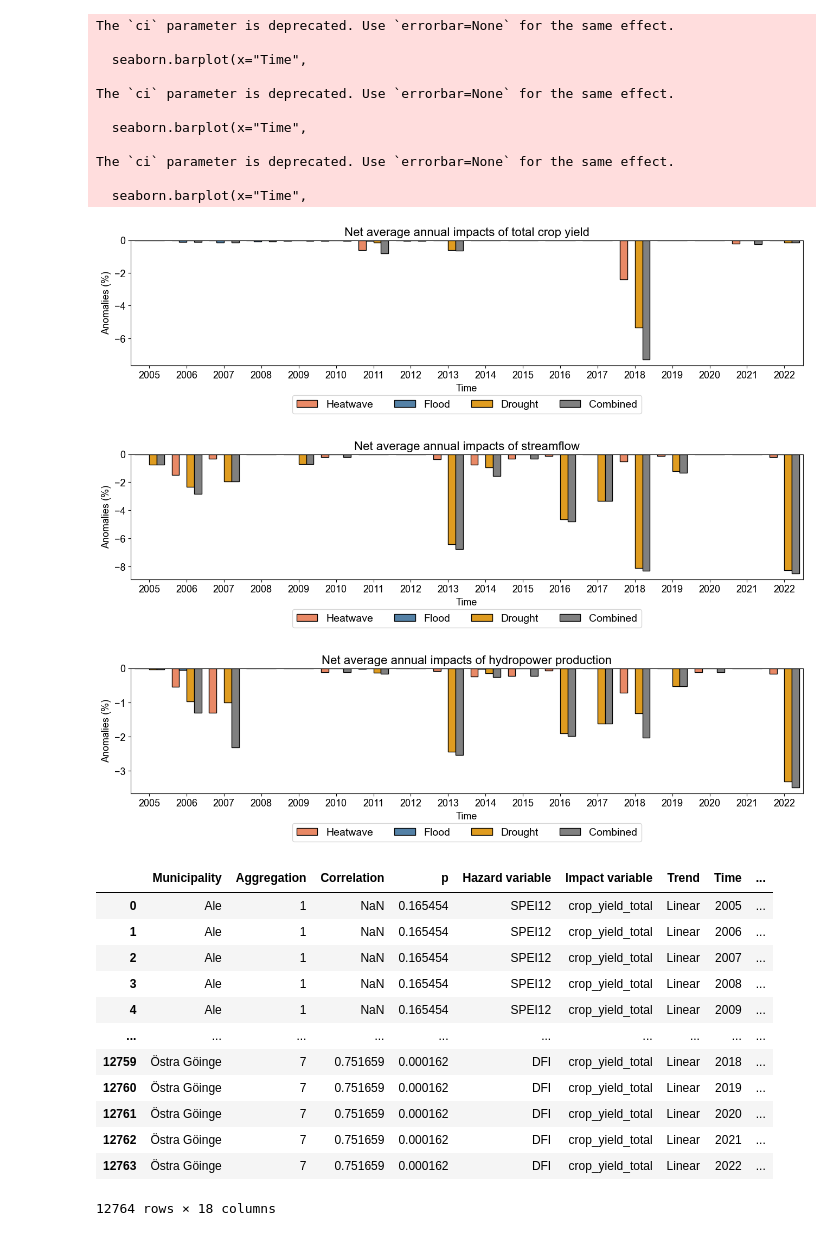
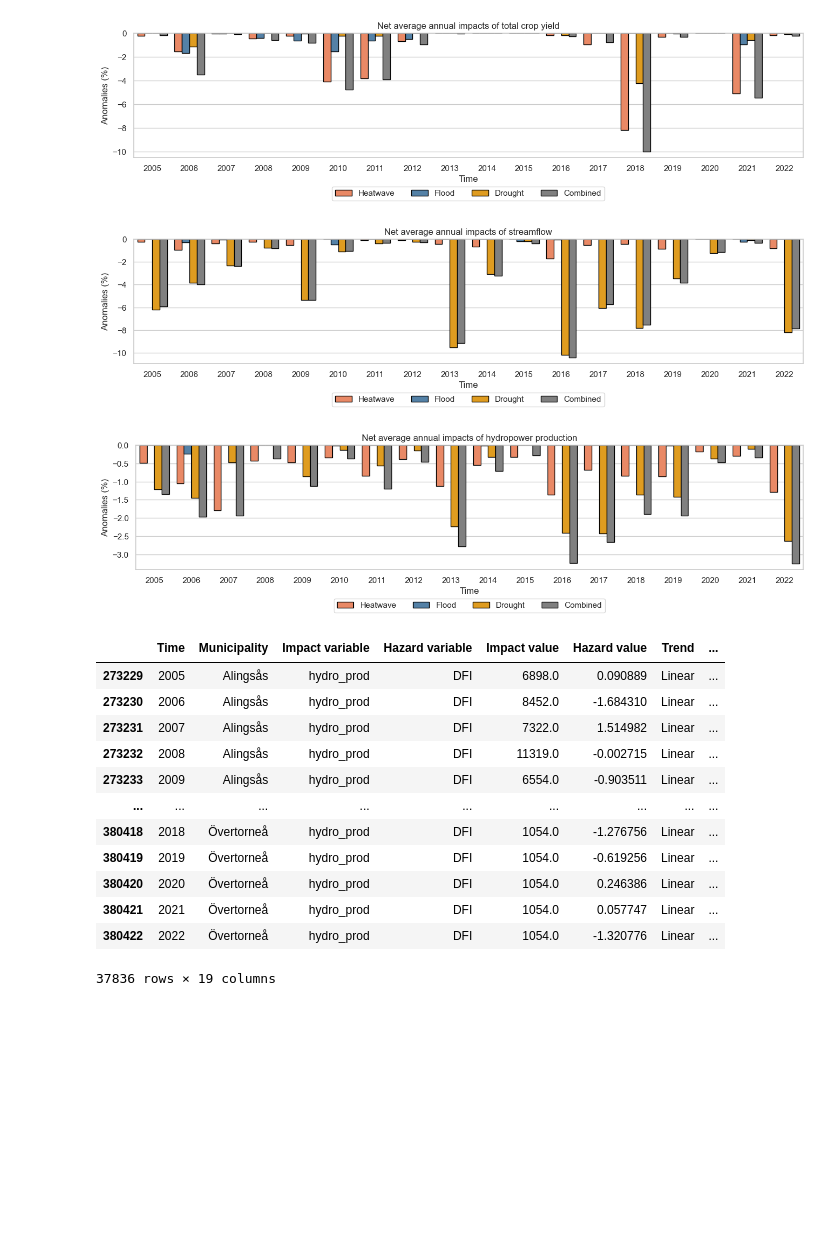
Before and after one commit to m-passos/hydroclimatic-hazards-impacts, a Jupyter notebook: Impact modelling/Total Impacts.ipynb, the cells around one changed output. Drawn from its saved outputs; the diff is of its cells as text; code cells hidden in the pictures; blank space fills up the shorter version.

```diff
--- a/Impact modelling/Total Impacts.ipynb
+++ b/Impact modelling/Total Impacts.ipynb
@@ -38,6 +38,6 @@ anomalies = anomalies.drop(columns=['Unnamed: 0'])
 # Merge data
 all_saved_data_merged = all_saved_data.merge(
     all_corr_df,
-    on=['Municipality', 'Aggregation', 'Trend', 'Impact variable', 'Hazard variable']
+    on=['Municipality', 'Aggregation', 'Trend', 'Impact variable', 'Hazard variable', 'Best_Degree']
 )
 # %%
@@ -102,10 +107,11 @@ import numpy as np
 all_average_anomalies=pd.DataFrame()
 all_saved_data_merged=all_saved_data.merge(all_corr_df, on=['Municipality',
  'Aggregation',
- 'Trend',
+ 'Trend', 'Best_Degree',
  'Impact variable',
  'Hazard variable'])
-att_thresholds={'SPEI12':-1, 'HWI': 4, 'DFI': 0.5} # extreme conditions
+#att_thresholds={'SPEI12':-1, 'HWI': 4, 'DFI': 0.5} # extreme conditions
+att_thresholds={'SPEI12':0, 'HWI': 0, 'DFI': 0} # moderate conditions
 att_hazards={'SPEI12':'Drought', 'HWI': 'Heatwave', 'DFI': 'Flood', 'Combined':'Combined'}
 trend='Linear'
 haz_vars=all_saved_data['Hazard variable'].unique()
@@ -122,79 +128,68 @@ for imp_var in imp_vars:
             chosen_corr=chosen_corr[chosen_corr['Impact variable']==imp_var]
             chosen_corr=chosen_corr[chosen_corr['Trend']==trend]
             chosen_corr=chosen_corr.dropna(subset='A')
-            max_corr_per_municipality = chosen_corr.groupby('Municipality').agg('max').reset_index()[['Municipality','Correlation']]
+            max_corr_per_municipality = chosen_corr.groupby('Municipality').agg('max').reset_index()[['Municipality','Correlation_CV_R2']]
             # Extract the necessary columns: Municipality and Aggregation
             max_corr_per_municipality = max_corr_per_municipality.merge(chosen_corr).drop_duplicates('Municipality')
             # Merge with max correlations to get relevant municipalities and weights
-            df = max_corr_per_municipality[['Municipality', 'Aggregation', 'Correlation','p','Hazard variable', 'Impact variable', 'Trend']].merge(att_df)
+            df = max_corr_per_municipality[['Municipality', 'Aggregation', 'Correlation_CV_R2','p','Hazard variable', 'Impact variable', 'Best_Degree', 'Trend']].merge(att_df)
             # Filter by index value, anomalies not attributed receive zero
             if haz_var=='SPEI12':
                 df.loc[df['Hazard value'] >= att_thresholds[haz_var], 'Observed anomalies'] = 0
             else:
                 df.loc[df['Hazard value'] <= att_thresholds[haz_var], 'Observed anomalies'] = 0
-            df.loc[df['Correlation'].isna(), 'Observed anomalies'] = 0
+            df.loc[df['Correlation_CV_R2'].isna(), 'Observed anomalies'] = 0
             # Attribute anomaly based on correlation
             df['Attributed impact']= df['Observed anomalies']
             df.loc[df['Attributed impact'] > 0, 'Attributed impact'] = 0 # Neglect positive impacts
             df['Hazard']=att_hazards[haz_var]
             df['Time']=df['Time'].astype(int)
             all_att_df= pd.concat([all_att_df, df], ignore_index=True)
         else:  # Combined case
             comb_df = all_att_df.groupby(['Municipality', 'Time'])[['Attributed impact', 'Impact value']].min().reset_index()
             comb_df['Hazard']='Combined'
             # Append the combined impacts to all_att_df for plotting
             all_att_df= pd.concat([all_att_df, comb_df], ignore_index=True)
 
     # Compute weighted average of 'Observed anomalies' by 'Impact value'
     average_anomalies = all_att_df.groupby(['Time', 'Hazard'])['Attributed impact'].mean().reset_index()
     average_anomalies = average_anomalies.sort_values('Hazard', ascending=False)
     average_anomalies['Impact variable']=imp_var
     fig, ax = plt.subplots(figsize=(16,3))
     seaborn.barplot(x="Time",
             y="Attributed impact",
             hue="Hazard",
             data=average_anomalies,
             ci=None,  # Removes the confidence interval around the mean
             palette=['coral', 'steelblue', 'orange', 'grey'],
             edgecolor='black')
     plt.ylabel('Anomalies (%)')
     impvar_name=impact_info[impact_info['var']==imp_var]['Variable Name'].values[0]
     plt.title('Net average annual impacts of '+impvar_name.lower())
     plt.legend(loc='upper center', bbox_to_anchor=(0.5, -0.2), ncol=4)
     all_average_anomalies= pd.concat([all_average_anomalies, average_anomalies], ignore_index=True)
 
     all_average_anomalies.to_excel('Annual_negative_impacts.xlsx')
 # %% [output]
-The `ci` parameter is deprecated. Use `errorbar=None` for the same effect.
-
-  seaborn.barplot(x="Time",
-
-The `ci` parameter is deprecated. Use `errorbar=None` for the same effect.
-
-  seaborn.barplot(x="Time",
-
-The `ci` parameter is deprecated. Use `errorbar=None` for the same effect.
-
-  seaborn.barplot(x="Time",
-[figure, old version]
+[figure, new version]
-[figure, old version]
+[figure, new version]
-[figure, old version]
+[figure, new version]
 # %%
-all_att_df
+att_df
 # %% [output]
-|  | Municipality | Aggregation | Correlation | p | Hazard variable | Impact variable | Trend | Time | ... |
-| 0 | Ale | 1 | NaN | 0.165454 | SPEI12 | crop_yield_total | Linear | 2005 | ... |
-| 1 | Ale | 1 | NaN | 0.165454 | SPEI12 | crop_yield_total | Linear | 2006 | ... |
-| 2 | Ale | 1 | NaN | 0.165454 | SPEI12 | crop_yield_total | Linear | 2007 | ... |
-| 3 | Ale | 1 | NaN | 0.165454 | SPEI12 | crop_yield_total | Linear | 2008 | ... |
-| 4 | Ale | 1 | NaN | 0.165454 | SPEI12 | crop_yield_total | Linear | 2009 | ... |
-| ... | ... | ... | ... | ... | ... | ... | ... | ... | ... |
-| 12759 | Östra Göinge | 7 | 0.751659 | 0.000162 | DFI | crop_yield_total | Linear | 2018 | ... |
-| 12760 | Östra Göinge | 7 | 0.751659 | 0.000162 | DFI | crop_yield_total | Linear | 2019 | ... |
-| 12761 | Östra Göinge | 7 | 0.751659 | 0.000162 | DFI | crop_yield_total | Linear | 2020 | ... |
-| 12762 | Östra Göinge | 7 | 0.751659 | 0.000162 | DFI | crop_yield_total | Linear | 2021 | ... |
-| 12763 | Östra Göinge | 7 | 0.751659 | 0.000162 | DFI | crop_yield_total | Linear | 2022 | ... |
+|  | Time | Municipality | Impact variable | Hazard variable | Impact value | Hazard value | Trend | ... |
+| 273229 | 2005 | Alingsås | hydro_prod | DFI | 6898.0 | 0.090889 | Linear | ... |
+| 273230 | 2006 | Alingsås | hydro_prod | DFI | 8452.0 | -1.684310 | Linear | ... |
+| 273231 | 2007 | Alingsås | hydro_prod | DFI | 7322.0 | 1.514982 | Linear | ... |
+| 273232 | 2008 | Alingsås | hydro_prod | DFI | 11319.0 | -0.002715 | Linear | ... |
+| 273233 | 2009 | Alingsås | hydro_prod | DFI | 6554.0 | -0.903511 | Linear | ... |
+| ... | ... | ... | ... | ... | ... | ... | ... | ... |
+| 380418 | 2018 | Övertorneå | hydro_prod | DFI | 1054.0 | -1.276756 | Linear | ... |
+| 380419 | 2019 | Övertorneå | hydro_prod | DFI | 1054.0 | -0.619256 | Linear | ... |
+| 380420 | 2020 | Övertorneå | hydro_prod | DFI | 1054.0 | 0.246386 | Linear | ... |
+| 380421 | 2021 | Övertorneå | hydro_prod | DFI | 1054.0 | 0.057747 | Linear | ... |
+| 380422 | 2022 | Övertorneå | hydro_prod | DFI | 1054.0 | -1.320776 | Linear | ... |
-12764 rows × 18 columns
+37836 rows × 19 columns
 # %%
 import seaborn as sns
 import pandas as pd
```
Also changed, not shown: parts of 5 cells of this notebook, 49 other files.
